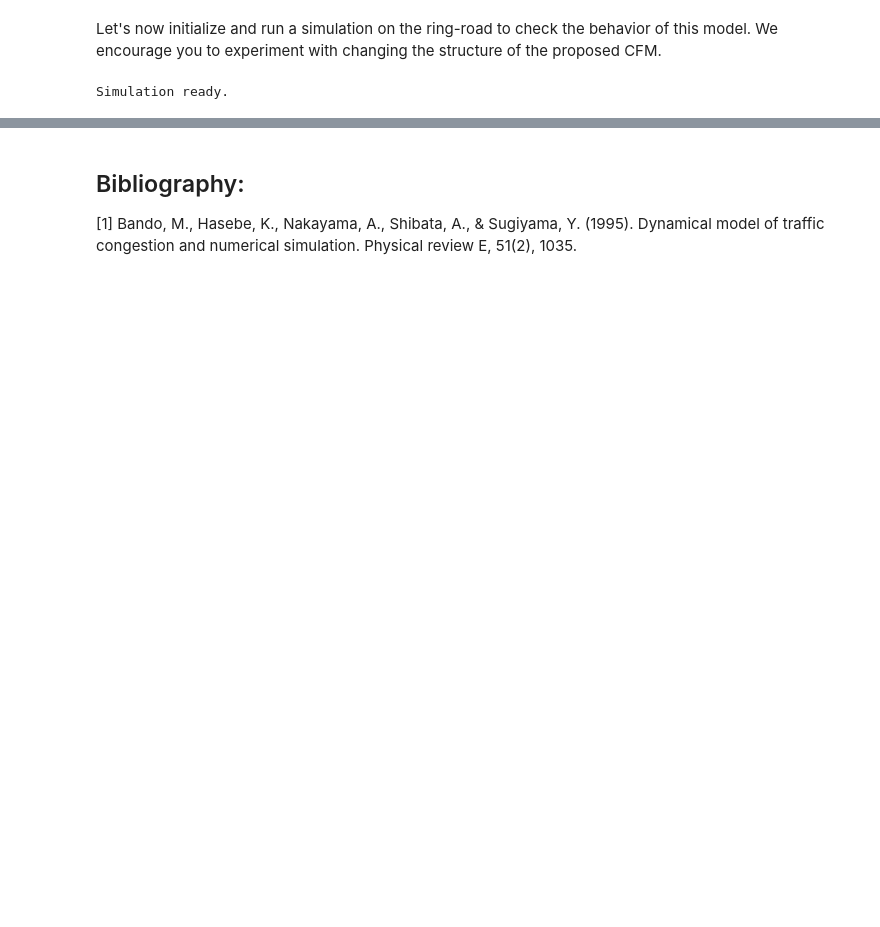
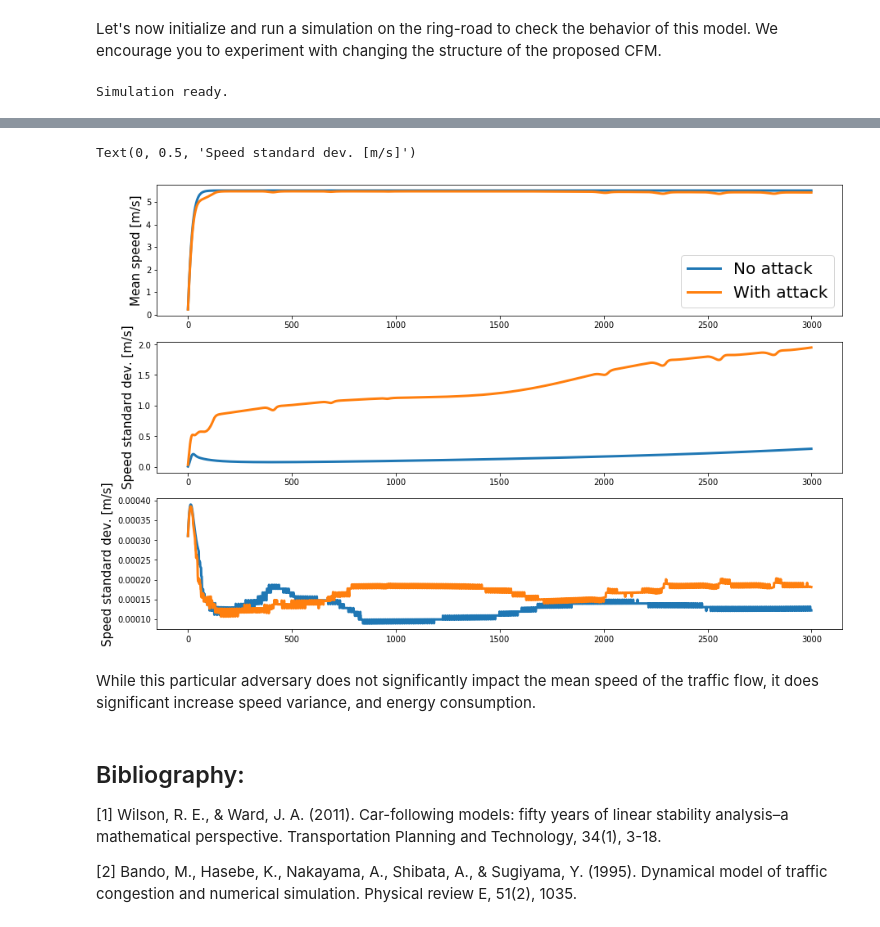
Before and after one commit to georgegunter/Anti-Flow, a Jupyter notebook: tutorials/tutorial02_design_an_adversary.ipynb, the cells around one changed output, grey strips where cells are left out. Saved outputs shown, nothing was run; the diff lists cells and outputs as text; code cells hidden in the pictures; blank space fills up the shorter version.

```diff
--- a/tutorials/tutorial02_design_an_adversary.ipynb
+++ b/tutorials/tutorial02_design_an_adversary.ipynb
@@ -213,4 +320,65 @@ class cfm_non_adversarial(BaseController):
+# %%
+#Extract speed and energy consumption under attack:
+speeds_with_attack = []
+energyconsumption_with_attack = []
+
+for veh_id in timeseries_dict_with_attack:
+    speed = timeseries_dict_with_attack[veh_id][:,1]
+    speeds_with_attack.append(speed)
+
+    energyconsumption = timeseries_dict_with_attack[veh_id][:,5]
+    energyconsumption_with_attack.append(energyconsumption)
+
+speeds_with_attack = np.array(speeds_with_attack)
+energyconsumption_with_attack = np.array(energyconsumption_with_attack)
+
+mean_speed_with_attack = np.mean(speeds_with_attack,0)
+speed_std_with_attack = np.std(speeds_with_attack,0)
+mean_energyconsumption_with_attack = np.mean(energyconsumption_with_attack,0)
+
+
+#Extract speed and energy consumption no attack:
+speeds_no_attack = []
+energyconsumption_no_attack = []
+
+for veh_id in timeseries_dict_no_attack:
+    speed = timeseries_dict_no_attack[veh_id][:,1]
+    speeds_no_attack.append(speed)
+
+    energyconsumption = timeseries_dict_no_attack[veh_id][:,5]
+    energyconsumption_no_attack.append(energyconsumption)
+
+speeds_no_attack = np.array(speeds_no_attack)
+energyconsumption_no_attack = np.array(energyconsumption_no_attack)
+
+mean_speed_no_attack = np.mean(speeds_no_attack,0)
+speed_std_no_attack = np.std(speeds_no_attack,0)
+mean_energyconsumption_no_attack = np.mean(energyconsumption_no_attack,0)
+
+#Plot results:
+
+plt.figure(figsize = [15,10])
+plt.subplot(3,1,1)
+plt.plot(mean_speed_no_attack,linewidth=3,label='No attack')
+plt.plot(mean_speed_with_attack,linewidth=3,label='With attack')
+plt.legend(fontsize=20)
+plt.ylabel('Mean speed [m/s]',fontsize=15)
+plt.subplot(3,1,2)
+plt.plot(speed_std_no_attack,linewidth=3)
+plt.plot(speed_std_with_attack,linewidth=3)
+plt.ylabel('Speed standard dev. [m/s]',fontsize=15)
+plt.subplot(3,1,3)
+plt.plot(mean_energyconsumption_no_attack,linewidth=3)
+plt.plot(mean_energyconsumption_with_attack,linewidth=3)
+plt.ylabel('Fuel use rate',fontsize=15)
+# %% [output]
+Text(0, 0.5, 'Speed standard dev. [m/s]')
+[figure, added]
+# %% [markdown]
+While this particular adversary does not significantly impact the mean speed of the traffic flow, it does significant increase speed variance, and energy consumption.
 # %% [markdown]
 ## Bibliography:
 
-[1] Bando, M., Hasebe, K., Nakayama, A., Shibata, A., & Sugiyama, Y. (1995). Dynamical model of traffic congestion and numerical simulation. Physical review E, 51(2), 1035.
+[1] Wilson, R. E., & Ward, J. A. (2011). Car-following models: fifty years of linear stability analysis–a mathematical perspective. Transportation Planning and Technology, 34(1), 3-18.
+
+[2] Bando, M., Hasebe, K., Nakayama, A., Shibata, A., & Sugiyama, Y. (1995). Dynamical model of traffic congestion and numerical simulation. Physical review E, 51(2), 1035.
```
Also changed, not shown: parts of 20 cells of this notebook, 3 other files.
